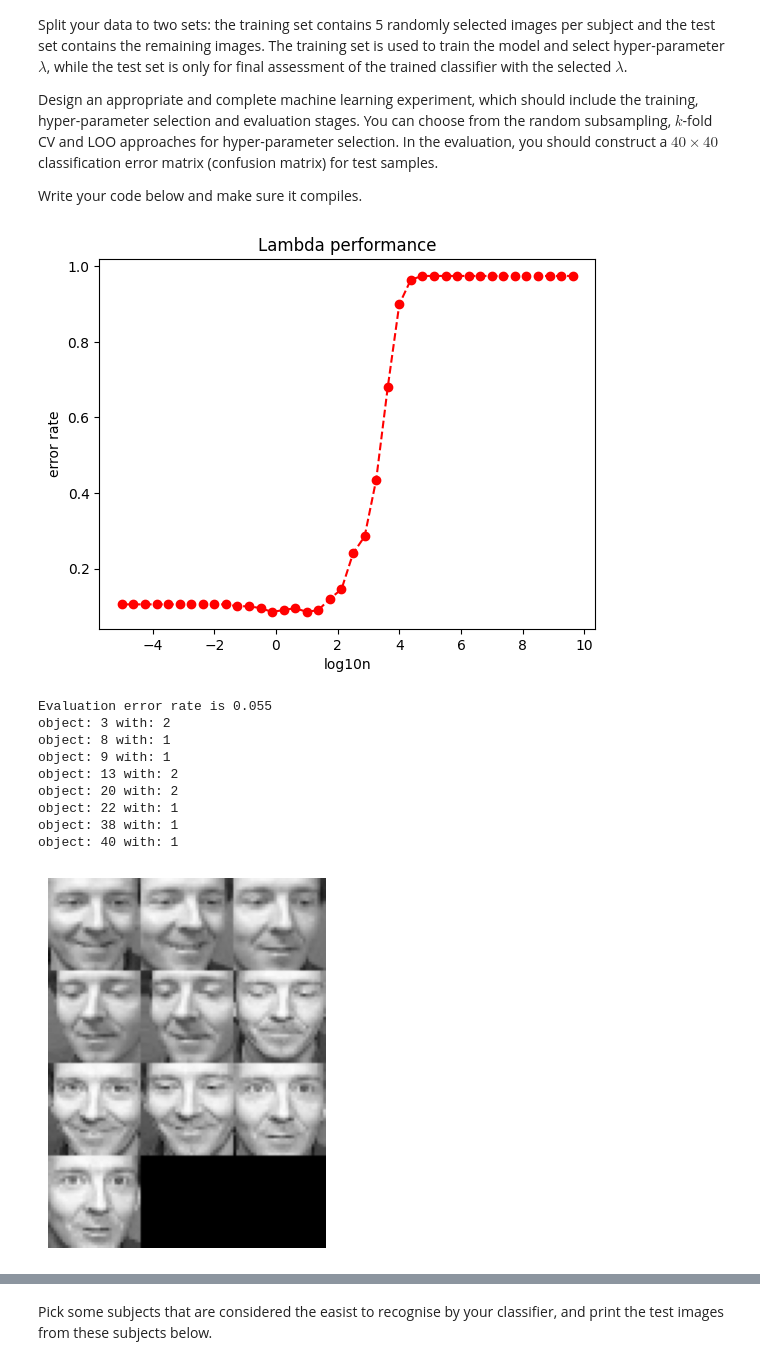
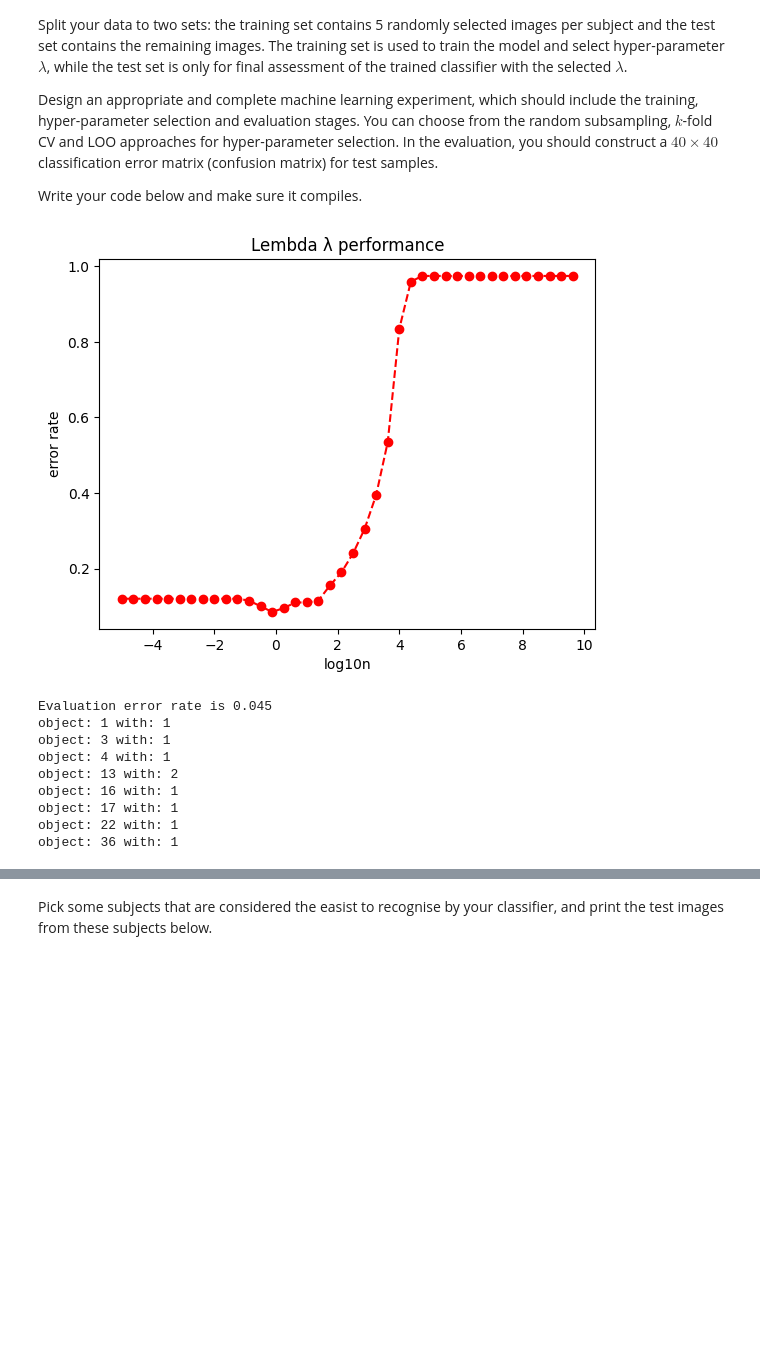
Before and after one commit to Ray7788/MachineLearning, a Jupyter notebook: Lab3_S/24112-Lab2-S-Practice2.ipynb, the cells around one changed output, grey strips where cells are left out. Drawn from its saved outputs; the diff is of its cells as text; code cells hidden in the pictures; blank space fills up the shorter version.

```diff
--- a/Lab3_S/24112-Lab2-S-Practice2.ipynb
+++ b/Lab3_S/24112-Lab2-S-Practice2.ipynb
@@ -152,3 +235,22 @@ Write your code below and make sure it compiles.
+# %%
+def prepare_data(lambda_train_ind, lambda_test_ind, number_of_selection):
+    '''
+    Multi-class classfication
+    '''
+    lambda_train_label = np.zeros([number_of_selection * 40, 40], dtype=int)
+    lambda_train_data = data[lambda_train_ind, :]
+    lambda_test_data = data[lambda_test_ind, :]
+    lambda_test_label = labels[lambda_test_ind]
+
+    for x in range(40):
+        for r in range(number_of_selection * 40):
+            if r >= x * number_of_selection and r < (x + 1) * number_of_selection:
+                for c in range(40):
+                    if c == x:
+                        lambda_train_label[r, c] = 1
+                    else:
+                        lambda_train_label[r, c] = -1
+    return lambda_train_data, lambda_train_label, lambda_test_data, lambda_test_label
 # %%
 # Note that you may find it helpful to use one-hot encoding to deal with multi-class labels
 def hyperparameter_selection(hyperparameter_set, train_ind):
@@ -239,16 +293,19 @@ def hyperparameter_selection(hyperparameter_set, train_ind):
 
     return lamda_error_rate, best_lambda
 # %%
+# tr_data, tr_label, te_data, te_label = split_data(data, 5)
+
 tr_ind, te_ind = partition_data(labels, num_per_class=5)
-
-tr_data, tr_label = data[tr_ind, :], labels[tr_ind]
-te_data, te_label = data[te_ind, :], labels[te_ind]
+tr_data = data[tr_ind, :]
+tr_label = labels[tr_ind]
+te_data = data[te_ind, :]
+te_label = labels[te_ind]
 
 #give set of lambdas
 base_set = np.arange(start=-5, stop=10, step=0.375)
 hyper_set = np.zeros(40)
 for i in range(hyper_set.shape[0]):
-    hyper_set[i] = 10**base_set[i]
+    hyper_set[i] = 10 ** (base_set[i])
 
 #train the data and find the best lambda
 result = hyperparameter_selection(hyper_set,tr_ind)
@@ -260,49 +317,44 @@ x = base_set
 y_train_error = error_rate
 plt.plot(base_set, error_rate,'r--o')
 plt.xlabel('log10n')
 plt.ylabel('error rate')
-plt.title('Lambda performance')
+plt.title('Lembda λ performance')
 plt.show()
 
 #use the best lemda to train test data
 lambda_train_label = np.zeros([200, 40], dtype = int)
 for x in range(40):
         for r in range(5 * 40):
             if(r >= x*5 and r< (x+1)*5):
                 for c in range(40):
                     if c == x:
                         lambda_train_label[r,c] = 1
                     else:
                         lambda_train_label[r,c] = -1
 w = l2_rls_train(tr_data, lambda_train_label, best_lembda)
 predicted_y_test = l2_rls_predict(w,te_data)
 predict_result = np.argmax(predicted_y_test,axis=1)+1
 test_eror_rate = (200-np.sum(predict_result == te_label))/200
 
 #find which subject is most difficult to recognise
 difference = (predict_result !=te_label)
-error_object = np.empty(40, dtype = int)
+error_object = np.empty(40, dtype = int )
 print('Evaluation error rate is',test_eror_rate)
+
+#
 for i in range(1,41):
     error_object[i-1] = np.sum(difference[(i-1)*5 :(i-1)*5 +5 ])
 for i in range(40):
     if(error_object[i] != 0):
         print("object:", i+1, "with:", error_object[i])
-
-max = np.argmax(error_object)
-show_faces(data[max*10:(max*10 + 10), :], num_per_row=3)
-
-min = np.argmin(error_object)
-show_faces(data[min*10:(min*10 + 10), :], num_per_row=3)
 # %% [output]
-[figure, old version]
+[figure, new version]
-Evaluation error rate is 0.055
-object: 3 with: 2
-object: 8 with: 1
-object: 9 with: 1
+Evaluation error rate is 0.045
+object: 1 with: 1
+object: 3 with: 1
+object: 4 with: 1
 object: 13 with: 2
-object: 20 with: 2
+object: 16 with: 1
+object: 17 with: 1
 object: 22 with: 1
-object: 38 with: 1
-object: 40 with: 1
+object: 36 with: 1
-[figure, removed]
```
Also changed, not shown: parts of 15 cells of this notebook.
